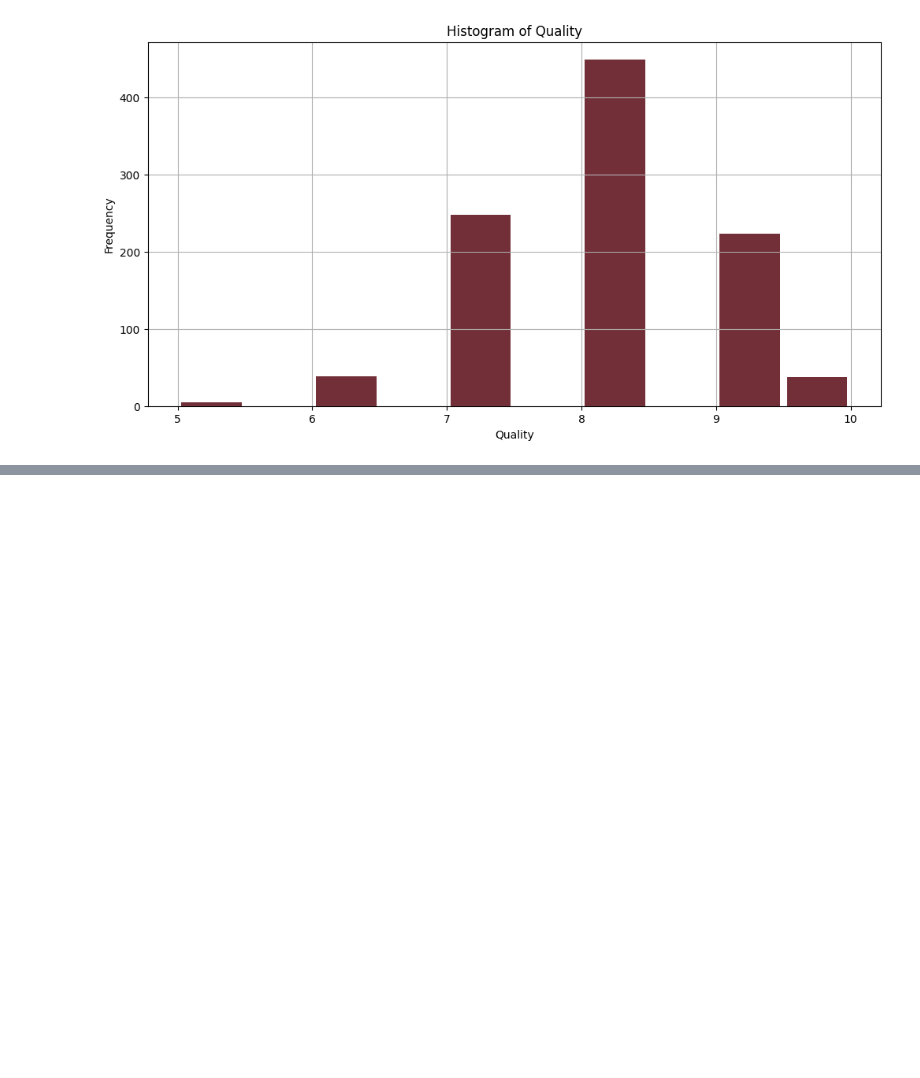
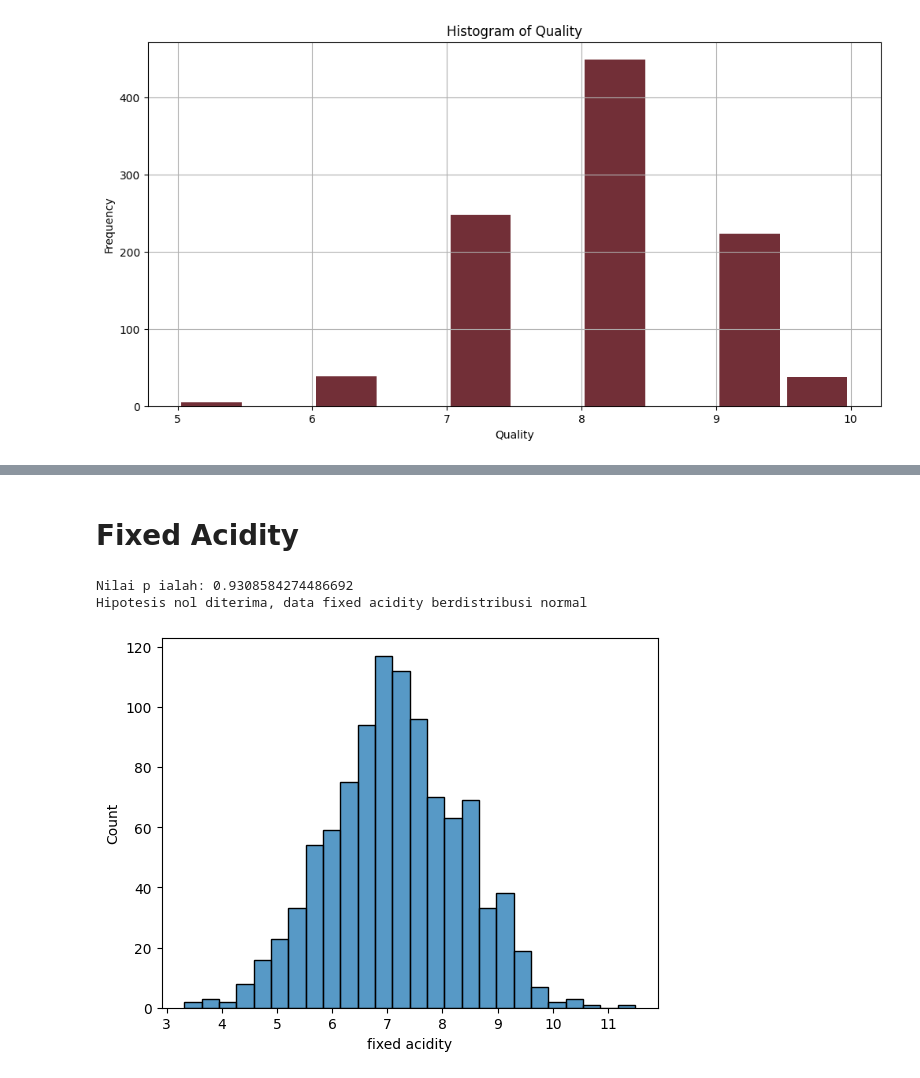
Before and after one commit to goodgirlwannabe/wine, a Jupyter notebook: wine.ipynb, the cells around one changed output, grey strips where cells are left out. Drawn from its saved outputs; the diff is of its cells as text; code cells hidden in the pictures; blank space fills up the shorter version.

```diff
--- a/wine.ipynb
+++ b/wine.ipynb
@@ -1141,0 +1149,9 @@ plt.show()
+# %%
+import pandas as pd
+import numpy as np
+import matplotlib.pyplot as plt
+import scipy.stats as sp
+import seaborn as sns
+
+df = pd.read_csv('anggur.csv')
+df
@@ -1141,0 +1172,16 @@ plt.show()
+# %% [markdown]
+# Fixed Acidity
+# %%
+stat, p = sp.normaltest(df['fixed acidity'])
+a = 0.05
+print(f"Nilai p ialah: {p}")
+if p < a:
+        print('Hipotesis nol ditolak, data fixed acidity tidak berdistribusi normal')
+else:
+        print('Hipotesis nol diterima, data fixed acidity berdistribusi normal')
+sns.histplot(df['fixed acidity'])
+plt.show()
+# %% [output]
+Nilai p ialah: 0.9308584274486692
+Hipotesis nol diterima, data fixed acidity berdistribusi normal
+[figure, added]
```
Also changed, not shown: parts of 15 cells of this notebook.
